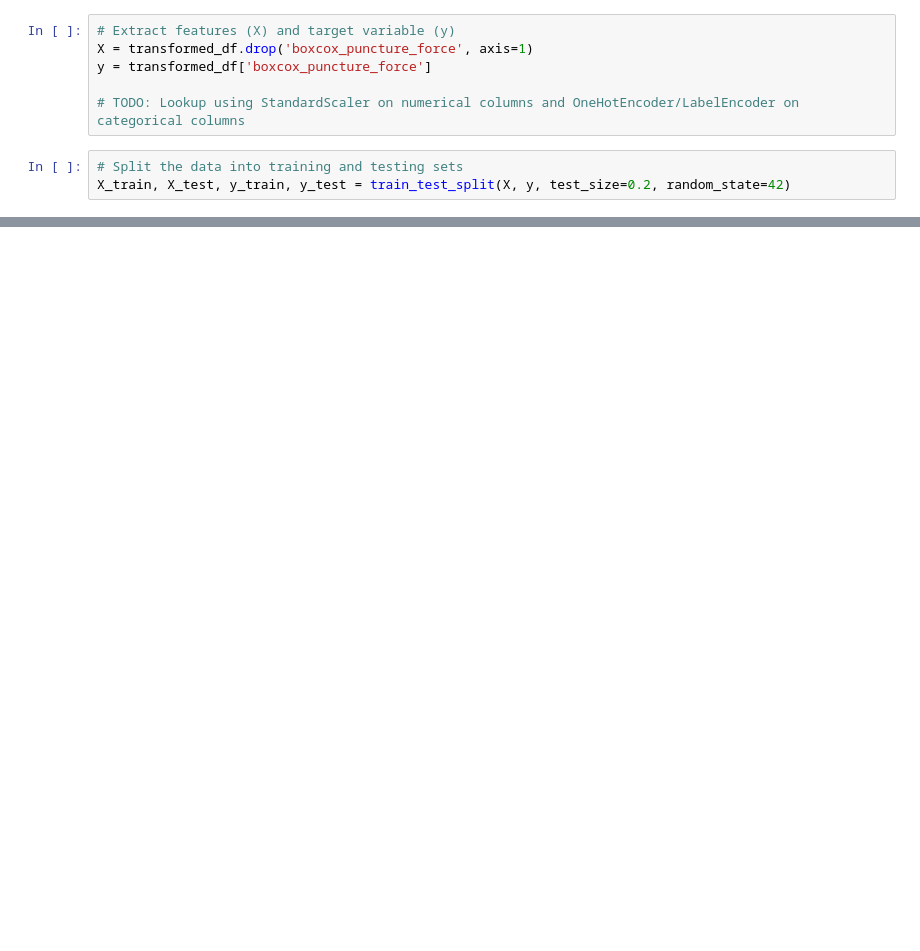
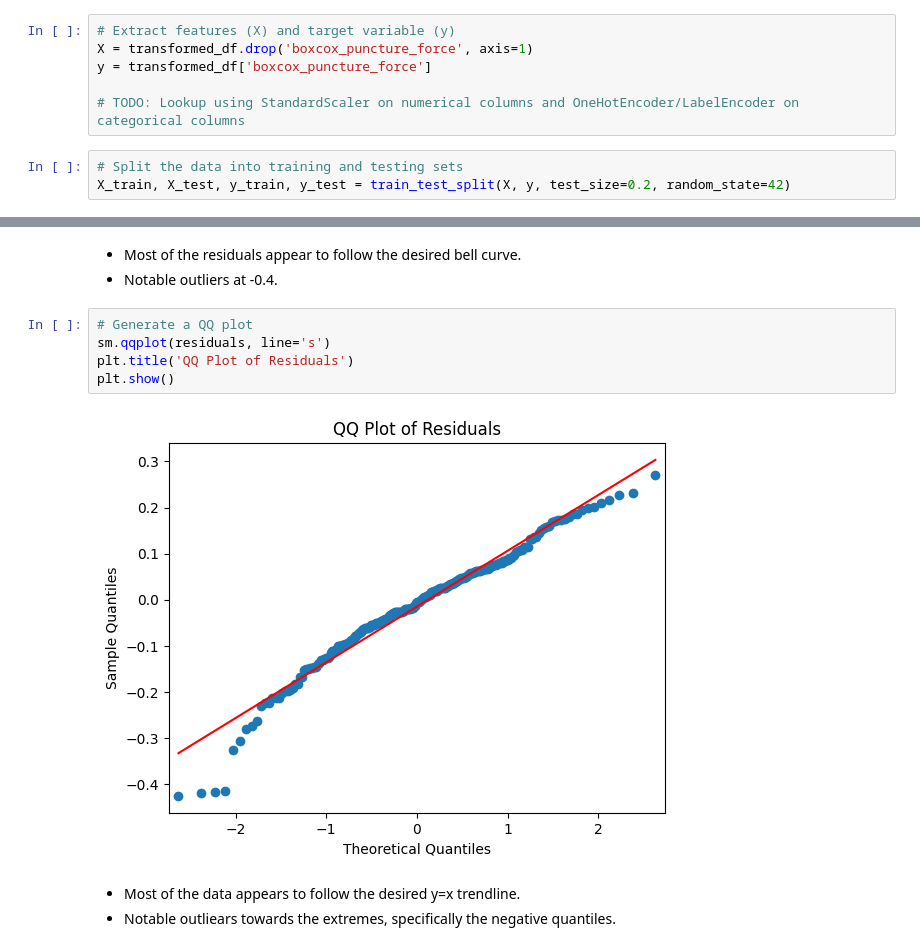
Before and after one commit to sh-abraham/L22-Predictive-Modeling-of-HTB, a Jupyter notebook: Backend/puncture_EDA.ipynb, the cells around one changed output, grey strips where cells are left out. Cells and saved outputs as stored; diff of their text form; blank space fills up the shorter version.

```diff
--- a/Backend/puncture_EDA.ipynb
+++ b/Backend/puncture_EDA.ipynb
@@ -340,0 +434,13 @@ def transform_data(df):
+# %% [markdown]
+* Most of the residuals appear to follow the desired bell curve.
+* Notable outliers at -0.4.
+# %%
+# Generate a QQ plot
+sm.qqplot(residuals, line='s')
+plt.title('QQ Plot of Residuals')
+plt.show()
+# %% [output]
+[figure, added]
+# %% [markdown]
+* Most of the data appears to follow the desired y=x trendline.
+* Notable outliears towards the extremes, specifically the negative quantiles.
```
Also changed, not shown: parts of 26 cells of this notebook.
